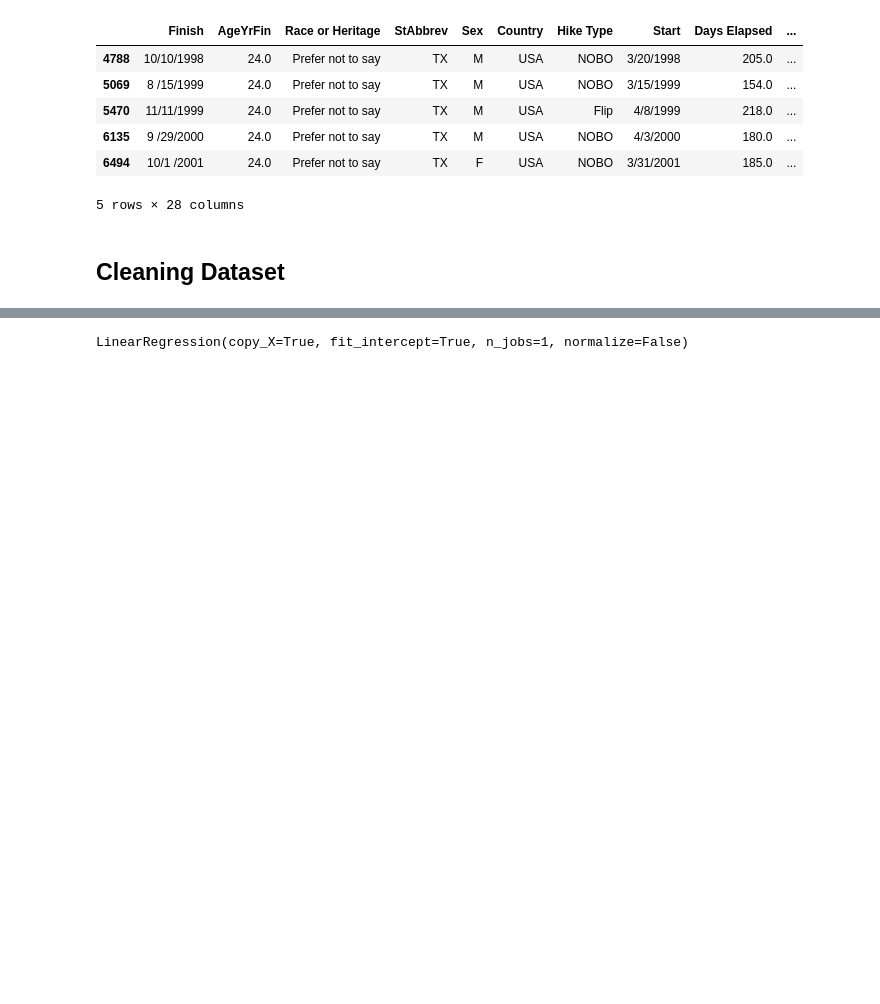
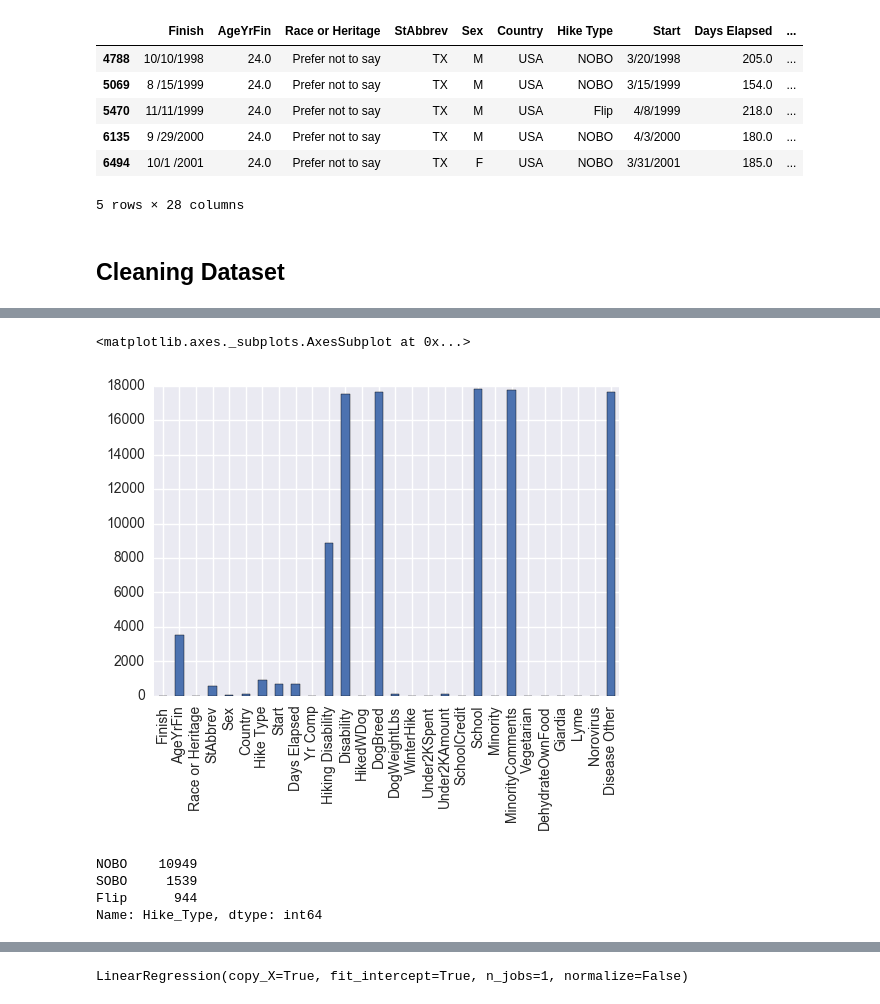
Before and after one commit to benw413/Data_Science_General_Assembly, a Jupyter notebook: Final_Project Machine Learning Results.ipynb, the cells around one changed output, grey strips where cells are left out. Cells and saved outputs as stored; diff of their text form; code cells hidden in the pictures; blank space fills up the shorter version.

```diff
--- a/Final_Project Machine Learning Results.ipynb
+++ b/Final_Project Machine Learning Results.ipynb
@@ -124 +135,7 @@ at[(at['AgeYrFin'] == 24) & (at['StAbbrev'] == 'TX')].head()
+# %%
+z = at.isnull().sum()
+z.plot(kind = 'bar')
+# %% [output]
+<matplotlib.axes._subplots.AxesSubplot at 0x...>
+[figure, added]
 # %%
@@ -156 +191,8 @@ clean_4(at)
+# %%
+at['Hike_Type'].value_counts()
+# %% [output]
+NOBO    10949
+SOBO     1539
+Flip      944
+Name: Hike_Type, dtype: int64
 # %%
```
Also changed, not shown: parts of 31 cells of this notebook, 2 other files.
